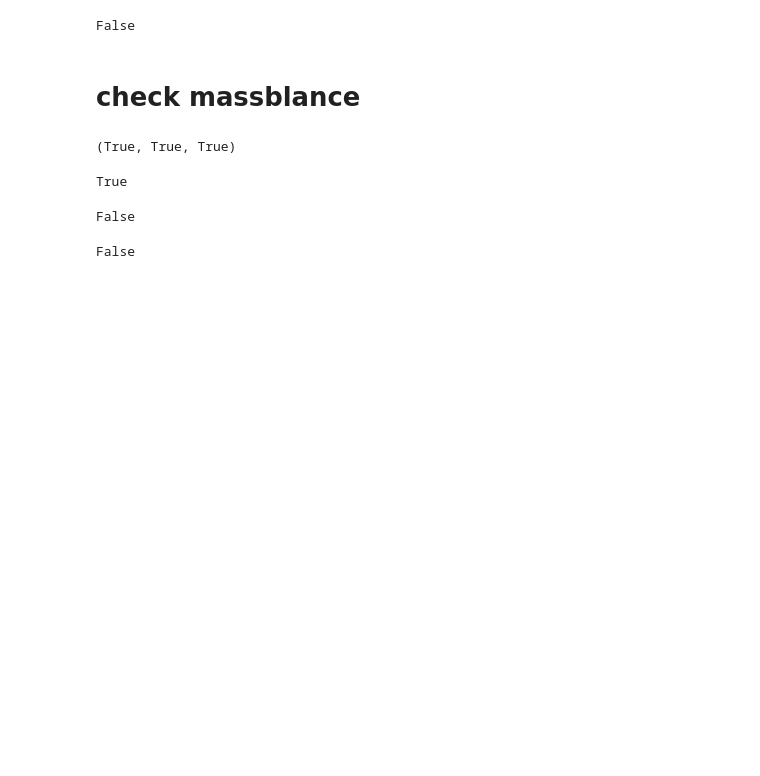
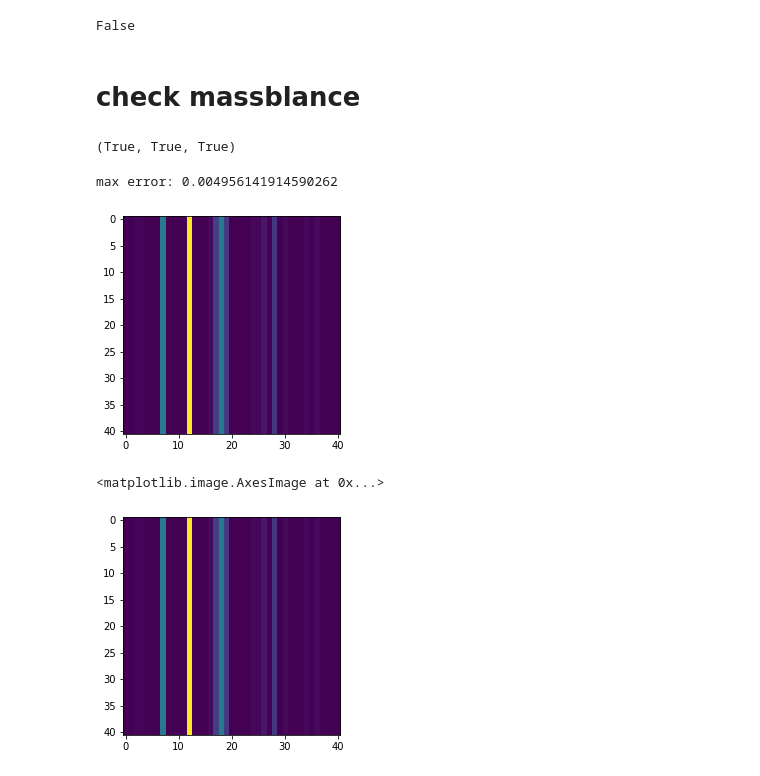
Before and after one commit to skywalker0803r/c620, a Jupyter notebook: notebook/data analysis.ipynb, the cells around one changed output. Saved outputs shown, nothing was run; the diff lists cells and outputs as text; code cells hidden in the pictures; blank space fills up the shorter version.

```diff
--- a/notebook/data analysis.ipynb
+++ b/notebook/data analysis.ipynb
@@ -162,22 +163,26 @@ def check_massblance(df,mb,c,name):
     wt2 = df[c['distillate_x']]*mb.iloc[:,2].values.reshape(-1,1)
     wt3 = df[c['sidedraw_x']]*mb.iloc[:,3].values.reshape(-1,1)
     wt4 = df[c['bottoms_x']]*mb.iloc[:,4].values.reshape(-1,1)
-    return np.allclose(feed.values,wt1.values+wt2.values+wt3.values+wt4.values)
+    a = feed.values
+    b = wt1.values+wt2.values+wt3.values+wt4.values
+    print('max error:',np.abs(a-b).max())
+    return pd.DataFrame(a),pd.DataFrame(b)
   elif name == 'c670':
     feed1 = df[c['xTray43']]*mb.iloc[:,1].values.reshape(-1,1)
     feed2 = df[c['xTray54']]*mb.iloc[:,2].values.reshape(-1,1)
     wt1 = df[c['distillate_x']]*mb.iloc[:,3].values.reshape(-1,1)
     wt2 = df[c['bottoms_x']]*mb.iloc[:,4].values.reshape(-1,1)
-    return np.allclose(feed1.values+feed2.values,wt1.values+wt2.values)
+    a = feed1.values+feed2.values
+    b = wt1.values+wt2.values
+    print('max error:',np.abs(a-b).max())
+    return pd.DataFrame(a),pd.DataFrame(b)
-# %%
-check_massblance(c620_df,c620_mb,c620_col,'c620')
-# %% [output]
-True
-# %%
-check_massblance(c660_df,c660_mb,c660_col,'c660')
-# %% [output]
-False
-# %%
-check_massblance(c670_df,c670_mb,c670_col,'c670')
-# %% [output]
-False
+# %%
+a,b = check_massblance(c620_df,c620_mb,c620_col,'c620')
+plt.imshow(a.head(41).values)
+plt.show()
+plt.imshow(b.head(41).values)
+# %% [output]
+max error: 0.004956141914590262
+[figure, added]
+<matplotlib.image.AxesImage at 0x...>
+[figure, added]
```
Also changed, not shown: parts of 3 cells of this notebook.
